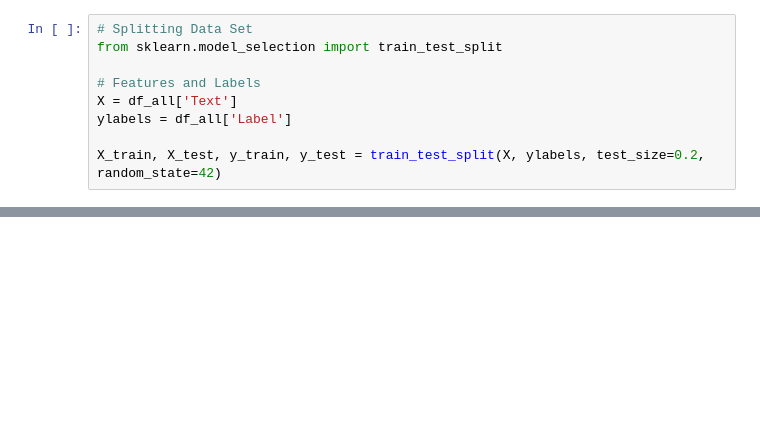
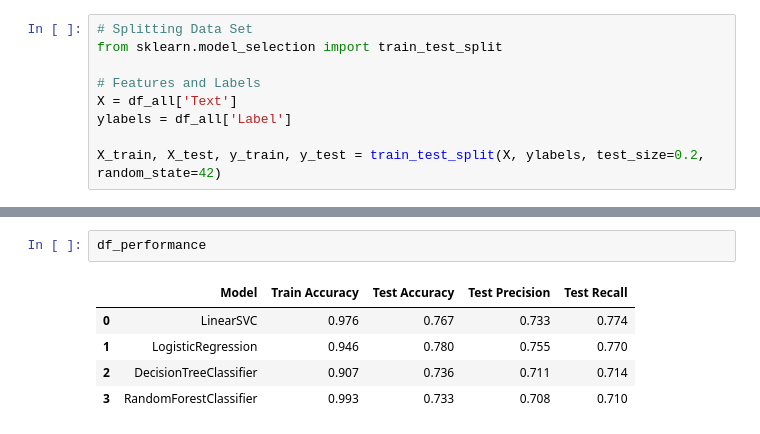
Before and after one commit to alvicsa/sentiment_analysis, a Jupyter notebook: sentiment_notebook.ipynb, the cells around one changed output, grey strips where cells are left out. Drawn from its saved outputs; the diff is of its cells as text; blank space fills up the shorter version.

```diff
--- a/sentiment_notebook.ipynb
+++ b/sentiment_notebook.ipynb
@@ -243,0 +430,8 @@ Test Accuracy:  0.7672727272727272
+# %%
+df_performance
+# %% [output]
+|  | Model | Train Accuracy | Test Accuracy | Test Precision | Test Recall |
+| 0 | LinearSVC | 0.976 | 0.767 | 0.733 | 0.774 |
+| 1 | LogisticRegression | 0.946 | 0.780 | 0.755 | 0.770 |
+| 2 | DecisionTreeClassifier | 0.907 | 0.736 | 0.711 | 0.714 |
+| 3 | RandomForestClassifier | 0.993 | 0.733 | 0.708 | 0.710 |
```
Also changed, not shown: parts of 29 cells of this notebook.
